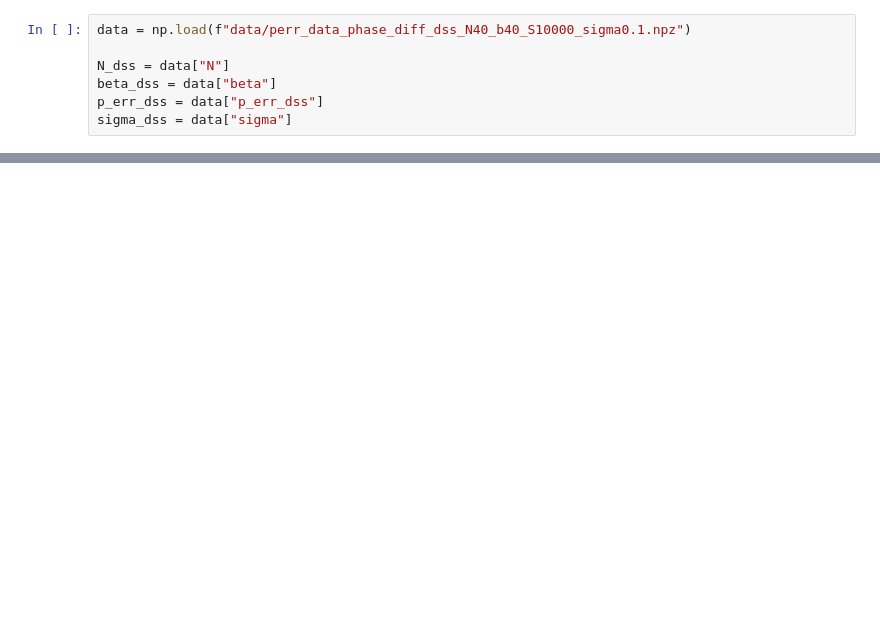
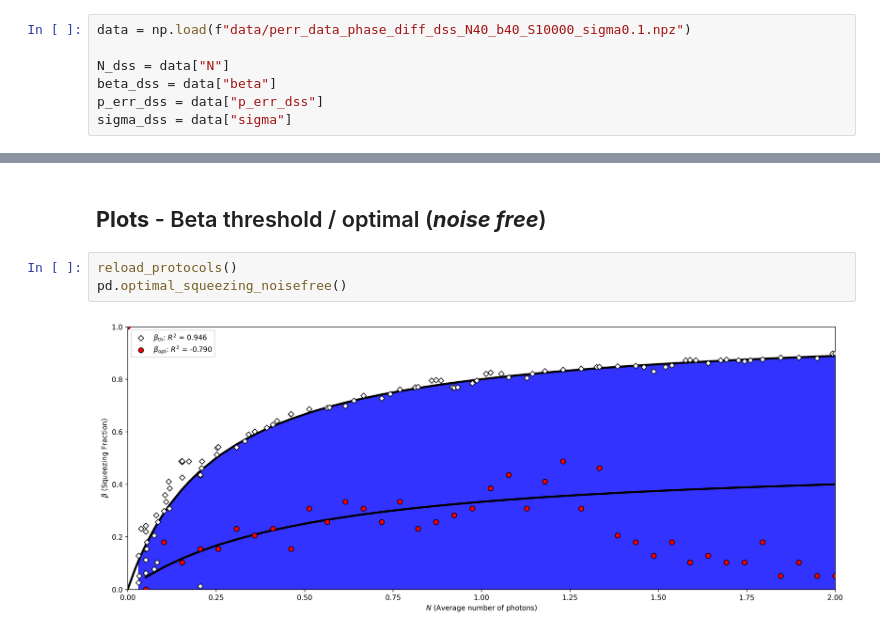
Before and after one commit to KPourgourides/Quantum-Communications-Internship-IRIDA-, a Jupyter notebook: testing_phase_diff.ipynb, the cells around one changed output, grey strips where cells are left out. Saved outputs shown, nothing was run; the diff lists cells and outputs as text; blank space fills up the shorter version.

```diff
--- a/testing_phase_diff.ipynb
+++ b/testing_phase_diff.ipynb
@@ -80,0 +77,7 @@ beta_opt_dict = pd.optimal_squeezing(sigmas, colors_opt, colors_th, opt = False,
+# %% [markdown]
+## **Plots** - Beta threshold / optimal (***noise free***)
+# %%
+reload_protocols()
+pd.optimal_squeezing_noisefree()
+# %% [output]
+[figure, added]
```
Also changed, not shown: parts of 15 cells of this notebook, 1 other file.
